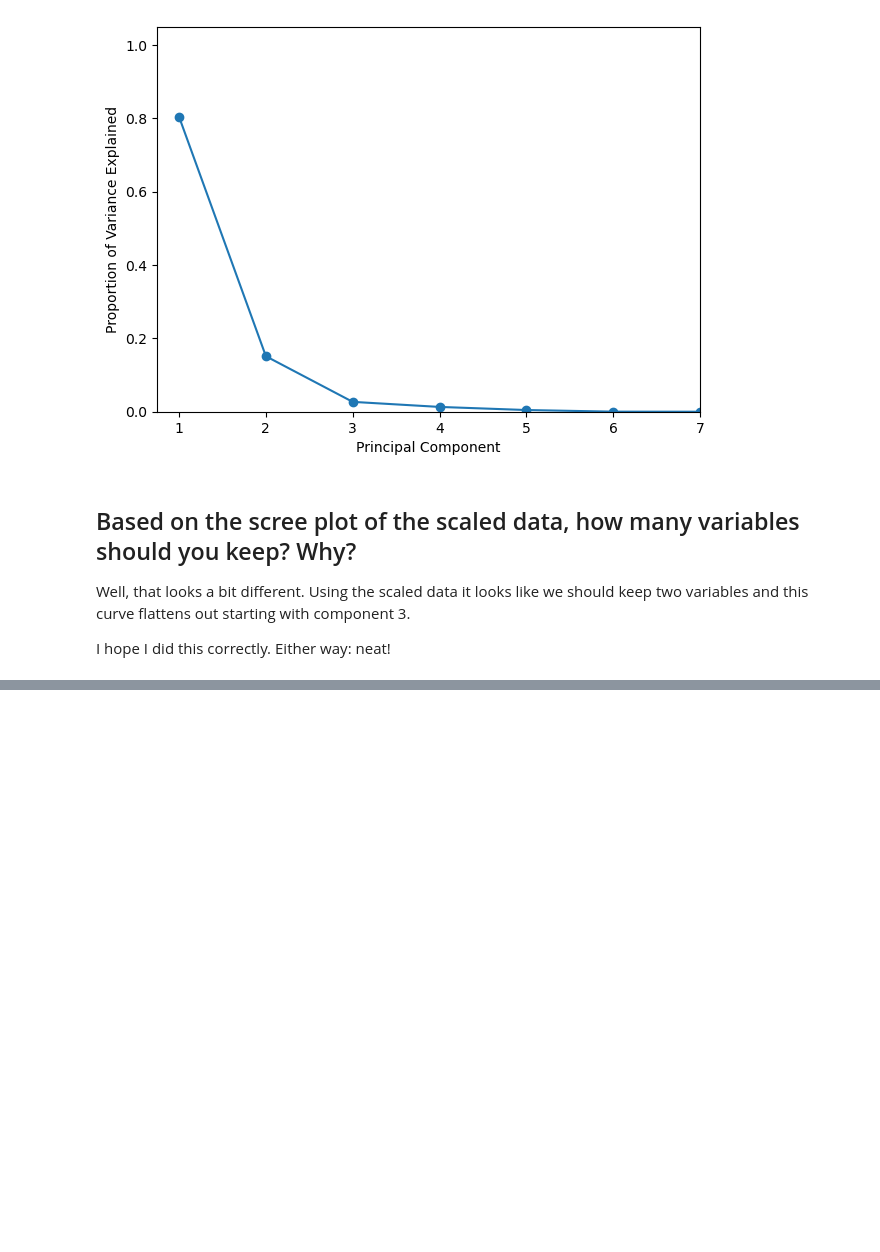
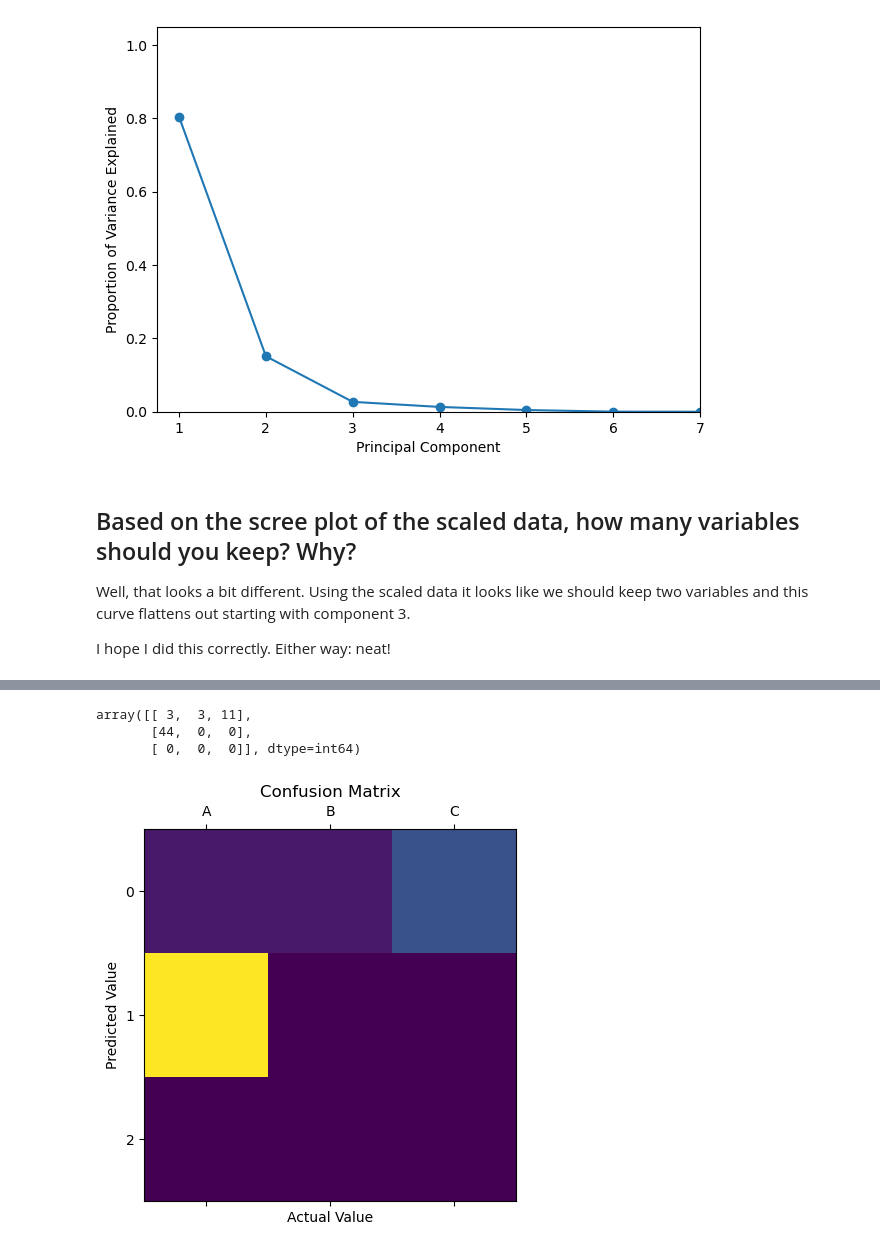
Before and after one commit to TheUltimateFishstick/week10labs, a Jupyter notebook: 10_Instructor_Lab_Morgan.ipynb, the cells around one changed output, grey strips where cells are left out. Saved outputs shown, nothing was run; the diff lists cells and outputs as text; code cells hidden in the pictures; blank space fills up the shorter version.

```diff
--- a/10_Instructor_Lab_Morgan.ipynb
+++ b/10_Instructor_Lab_Morgan.ipynb
@@ -196,0 +299,19 @@ array([1, 1, 1, 1, 1, 1, 1, 1, 1, 1, 1, 1, 1, 1, 1, 1, 1, 1, 1, 1, 1, 1,
+# %%
+# confusion matrix - numerical representation
+cm_DonorType = metcs.confusion_matrix(Cali_Hospital_df_2.DonorType, km_3.labels_)
+cm_DonorType
+# %% [output]
+array([[ 3,  3, 11],
+       [44,  0,  0],
+       [ 0,  0,  0]], dtype=int64)
+# %%
+# confusion matrix - graphical representation
+plt.matshow(cm_DonorType)
+plt.title('Confusion Matrix')
+plt.xlabel('Actual Value')
+plt.ylabel('Predicted Value')
+plt.xticks([0,1,2], ['A','B','C'])
+
+plt.show()
+# %% [output]
+[figure, added]
```
Also changed, not shown: parts of 27 cells of this notebook, 2 other files.
